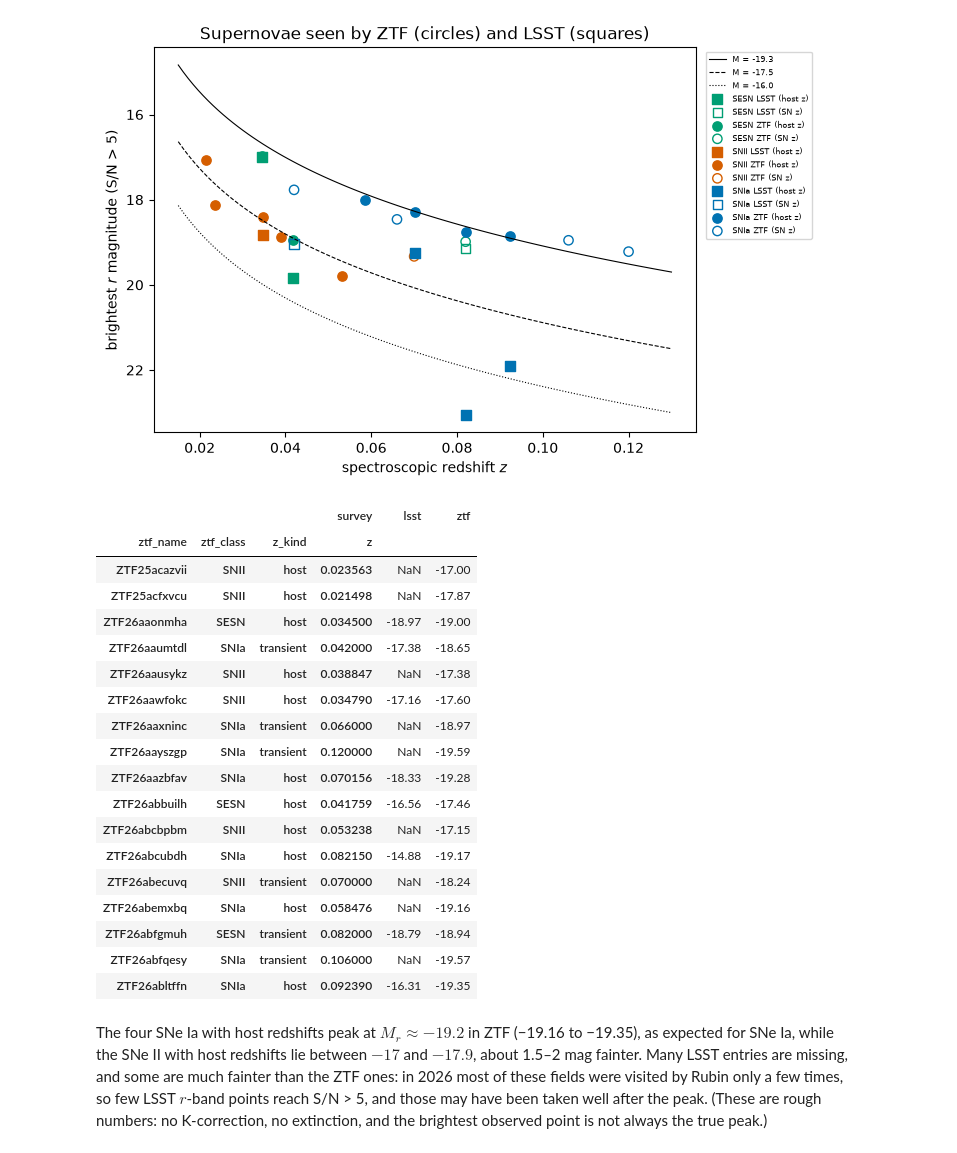
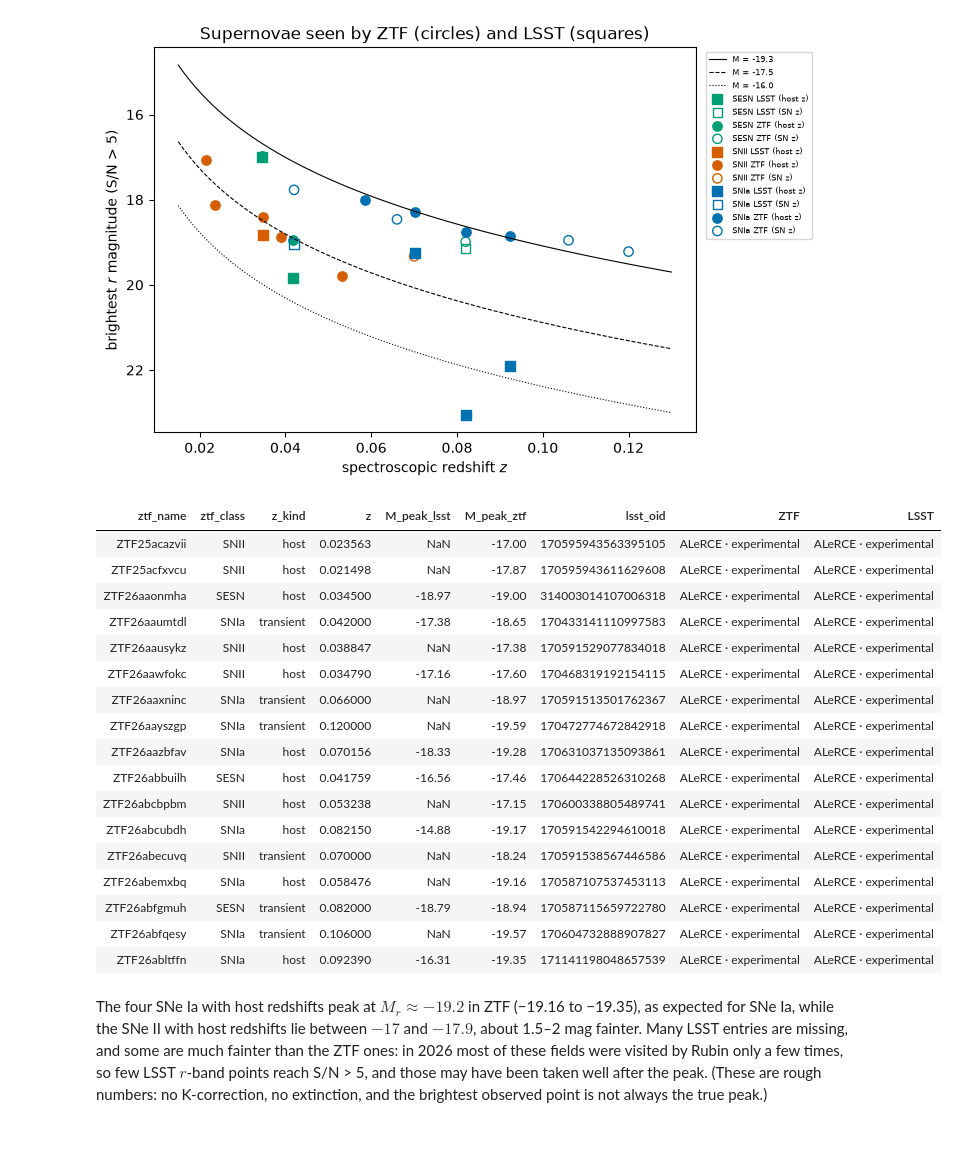
Before and after one commit to fforster/alerce-iucaa-2026, a Jupyter notebook: 03_supernovae.ipynb, the cells around one changed output. Drawn from its saved outputs; the diff is of its cells as text; code cells hidden in the pictures.

```diff
--- a/03_supernovae.ipynb
+++ b/03_supernovae.ipynb
@@ -694,27 +709,28 @@ ax.set_title("Supernovae seen by ZTF (circles) and LSST (squares)");
 # %% [output]
 [figure]
 # %%
-peaks.pivot_table(index=["ztf_name", "ztf_class", "z_kind", "z"], columns="survey", values="M_peak").round(2)
+peak_table = peaks.pivot_table(index=["ztf_name", "ztf_class", "z_kind", "z"], columns="survey",
+                               values="M_peak").round(2).add_prefix("M_peak_").reset_index()
+am.show_table(peak_table.merge(sample[["ztf_name", "lsst_oid"]]), {"ZTF": ("ztf_name", "ztf"), "LSST": ("lsst_oid", "lsst")})
 # %% [output]
-|  |  |  | survey | lsst | ztf |
-| ztf_name | ztf_class | z_kind | z |  |  |
-| ZTF25acazvii | SNII | host | 0.023563 | NaN | -17.00 |
-| ZTF25acfxvcu | SNII | host | 0.021498 | NaN | -17.87 |
-| ZTF26aaonmha | SESN | host | 0.034500 | -18.97 | -19.00 |
-| ZTF26aaumtdl | SNIa | transient | 0.042000 | -17.38 | -18.65 |
-| ZTF26aausykz | SNII | host | 0.038847 | NaN | -17.38 |
-| ZTF26aawfokc | SNII | host | 0.034790 | -17.16 | -17.60 |
-| ZTF26aaxninc | SNIa | transient | 0.066000 | NaN | -18.97 |
-| ZTF26aayszgp | SNIa | transient | 0.120000 | NaN | -19.59 |
-| ZTF26aazbfav | SNIa | host | 0.070156 | -18.33 | -19.28 |
-| ZTF26abbuilh | SESN | host | 0.041759 | -16.56 | -17.46 |
-| ZTF26abcbpbm | SNII | host | 0.053238 | NaN | -17.15 |
-| ZTF26abcubdh | SNIa | host | 0.082150 | -14.88 | -19.17 |
-| ZTF26abecuvq | SNII | transient | 0.070000 | NaN | -18.24 |
-| ZTF26abemxbq | SNIa | host | 0.058476 | NaN | -19.16 |
-| ZTF26abfgmuh | SESN | transient | 0.082000 | -18.79 | -18.94 |
-| ZTF26abfqesy | SNIa | transient | 0.106000 | NaN | -19.57 |
-| ZTF26abltffn | SNIa | host | 0.092390 | -16.31 | -19.35 |
+| ztf_name | ztf_class | z_kind | z | M_peak_lsst | M_peak_ztf | lsst_oid | ZTF | LSST |
+| ZTF25acazvii | SNII | host | 0.023563 | NaN | -17.00 | 170595943563395105 | ALeRCE · experimental | ALeRCE · experimental |
+| ZTF25acfxvcu | SNII | host | 0.021498 | NaN | -17.87 | 170595943611629608 | ALeRCE · experimental | ALeRCE · experimental |
+| ZTF26aaonmha | SESN | host | 0.034500 | -18.97 | -19.00 | 314003014107006318 | ALeRCE · experimental | ALeRCE · experimental |
+| ZTF26aaumtdl | SNIa | transient | 0.042000 | -17.38 | -18.65 | 170433141110997583 | ALeRCE · experimental | ALeRCE · experimental |
+| ZTF26aausykz | SNII | host | 0.038847 | NaN | -17.38 | 170591529077834018 | ALeRCE · experimental | ALeRCE · experimental |
+| ZTF26aawfokc | SNII | host | 0.034790 | -17.16 | -17.60 | 170468319192154115 | ALeRCE · experimental | ALeRCE · experimental |
+| ZTF26aaxninc | SNIa | transient | 0.066000 | NaN | -18.97 | 170591513501762367 | ALeRCE · experimental | ALeRCE · experimental |
+| ZTF26aayszgp | SNIa | transient | 0.120000 | NaN | -19.59 | 170472774672842918 | ALeRCE · experimental | ALeRCE · experimental |
+| ZTF26aazbfav | SNIa | host | 0.070156 | -18.33 | -19.28 | 170631037135093861 | ALeRCE · experimental | ALeRCE · experimental |
+| ZTF26abbuilh | SESN | host | 0.041759 | -16.56 | -17.46 | 170644228526310268 | ALeRCE · experimental | ALeRCE · experimental |
+| ZTF26abcbpbm | SNII | host | 0.053238 | NaN | -17.15 | 170600338805489741 | ALeRCE · experimental | ALeRCE · experimental |
+| ZTF26abcubdh | SNIa | host | 0.082150 | -14.88 | -19.17 | 170591542294610018 | ALeRCE · experimental | ALeRCE · experimental |
+| ZTF26abecuvq | SNII | transient | 0.070000 | NaN | -18.24 | 170591538567446586 | ALeRCE · experimental | ALeRCE · experimental |
+| ZTF26abemxbq | SNIa | host | 0.058476 | NaN | -19.16 | 170587107537453113 | ALeRCE · experimental | ALeRCE · experimental |
+| ZTF26abfgmuh | SESN | transient | 0.082000 | -18.79 | -18.94 | 170587115659722780 | ALeRCE · experimental | ALeRCE · experimental |
+| ZTF26abfqesy | SNIa | transient | 0.106000 | NaN | -19.57 | 170604732888907827 | ALeRCE · experimental | ALeRCE · experimental |
+| ZTF26abltffn | SNIa | host | 0.092390 | -16.31 | -19.35 | 171141198048657539 | ALeRCE · experimental | ALeRCE · experimental |
 # %% [markdown]
 The four SNe Ia with host redshifts peak at $M_r \approx -19.2$ in ZTF (−19.16 to −19.35), as expected for SNe Ia,
 while the SNe II with host redshifts lie between $-17$ and $-17.9$, about 1.5–2 mag fainter. Many LSST entries are
```
Also changed, not shown: parts of 8 cells of this notebook, 1 other file.
